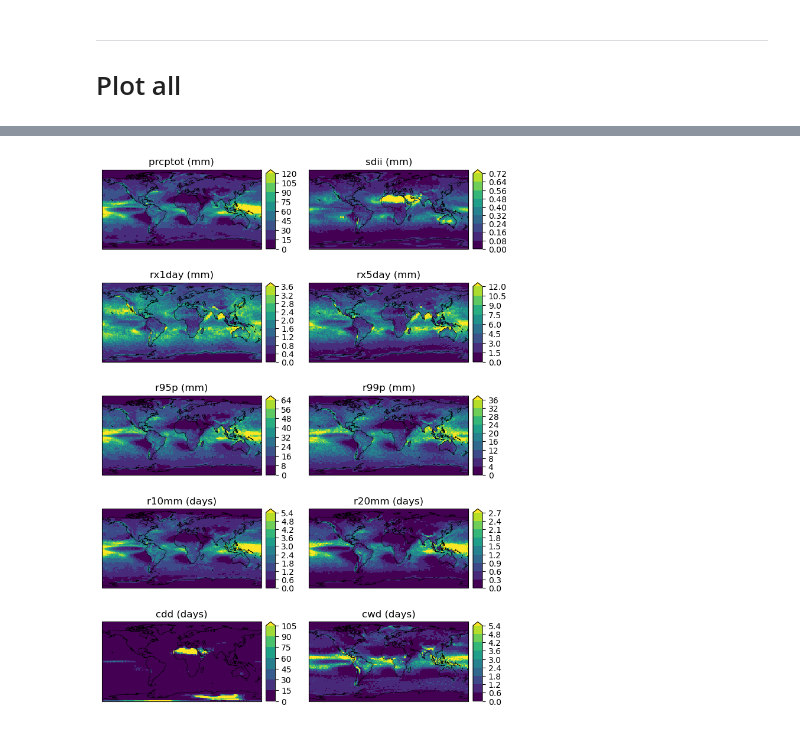
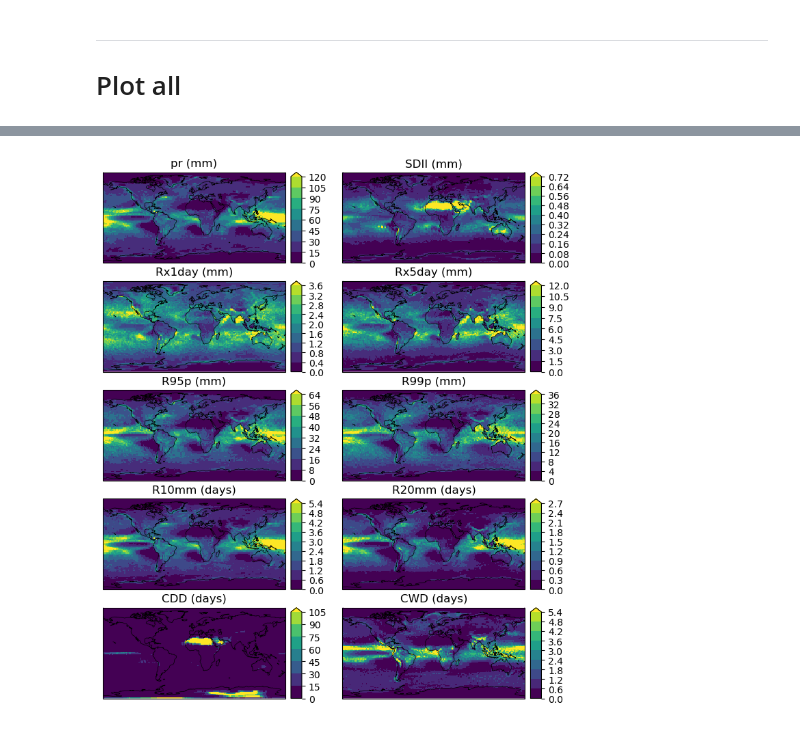
Before and after one commit to lukasbrunner/etccdi_internal_variability, a Jupyter notebook: interactive.ipynb, the cells around one changed output, grey strips where cells are left out. Saved outputs shown, nothing was run; the diff lists cells and outputs as text; code cells hidden in the pictures.

```diff
--- a/interactive.ipynb
+++ b/interactive.ipynb
@@ -113,16 +113,17 @@ temperature_based_indices = [
     'tx90p', 'tx10p', 'tn10p', 'tn90p',
     'wsdi', 'csdi',
     'su', 'tr', 'fd', 'id',
+    'dtr', 'gsl',
 ]
 temperature_based_indices = {index: load_data(index) for index in temperature_based_indices}
 # %%
-fig, axes = plt.subplots(7, 2, figsize=(8, 16), subplot_kw={'projection': ccrs.PlateCarree()})
+fig, axes = plt.subplots(8, 2, figsize=(8, 18), subplot_kw={'projection': ccrs.PlateCarree()})
 fig.subplots_adjust(wspace=.3)
 
 for ii, (index, da) in enumerate(temperature_based_indices.items()):
     ax = axes.ravel()[ii]
     plot_map_base(aggregate_members(da, 'std'), ax=ax);
-    ax.set_title('{} ({})'.format(index, da.attrs.get('units', 'na')))
+    ax.set_title('{} ({})'.format(da.attrs.get('long_name', index), da.attrs.get('units', 'na')))
 
 # fig.suptitle('Standard deviation temperature-based indices')  # behaves strange
 # %% [output]
@@ -130,10 +131,10 @@ for ii, (index, da) in enumerate(temperature_based_indices.items()):
 # %%
-fig, axes = plt.subplots(7, 2, figsize=(8, 16), subplot_kw={'projection': ccrs.PlateCarree()})
+fig, axes = plt.subplots(8, 2, figsize=(8, 18), subplot_kw={'projection': ccrs.PlateCarree()})
 fig.subplots_adjust(wspace=.3)
 
 for ii, (index, da) in enumerate(temperature_based_indices.items()):
     ax = axes.ravel()[ii]
     # ax.set_extent([60, 110, 5, 30])  # note that just setting the extent will lead to automatic color levels still adjusting to global!
     plot_map_base(mask_domain(cut_region(aggregate_members(da, 'std'), lon_bounds=[60, 110], lat_bounds=[5, 30])), ax=ax);
-    ax.set_title('{} ({})'.format(index, da.attrs.get('units', 'na')))
+    ax.set_title('{} ({})'.format(da.attrs.get('long_name', index), da.attrs.get('units', 'na')))
 # %% [output]
@@ -148,13 +149,13 @@ precipitation_based_indices = [
 ]
 precipitation_based_indices = {index: load_data(index) for index in precipitation_based_indices}
 # %%
-fig, axes = plt.subplots(5, 2, figsize=(8, 12), subplot_kw={'projection': ccrs.PlateCarree()})
+fig, axes = plt.subplots(5, 2, figsize=(8, 10), subplot_kw={'projection': ccrs.PlateCarree()})
 fig.subplots_adjust(wspace=.3)
 
 for ii, (index, da) in enumerate(precipitation_based_indices.items()):
     ax = axes.ravel()[ii]
     plot_map_base(aggregate_members(da, 'std'), ax=ax);
-    ax.set_title('{} ({})'.format(index, da.attrs.get('units', 'na')))
+    ax.set_title('{} ({})'.format(da.attrs.get('long_name', index), da.attrs.get('units', 'na')))
 # %% [output]
-[figure, old version]
+[figure, new version]
 # %%
```
Also changed, not shown: parts of 3 cells of this notebook.
